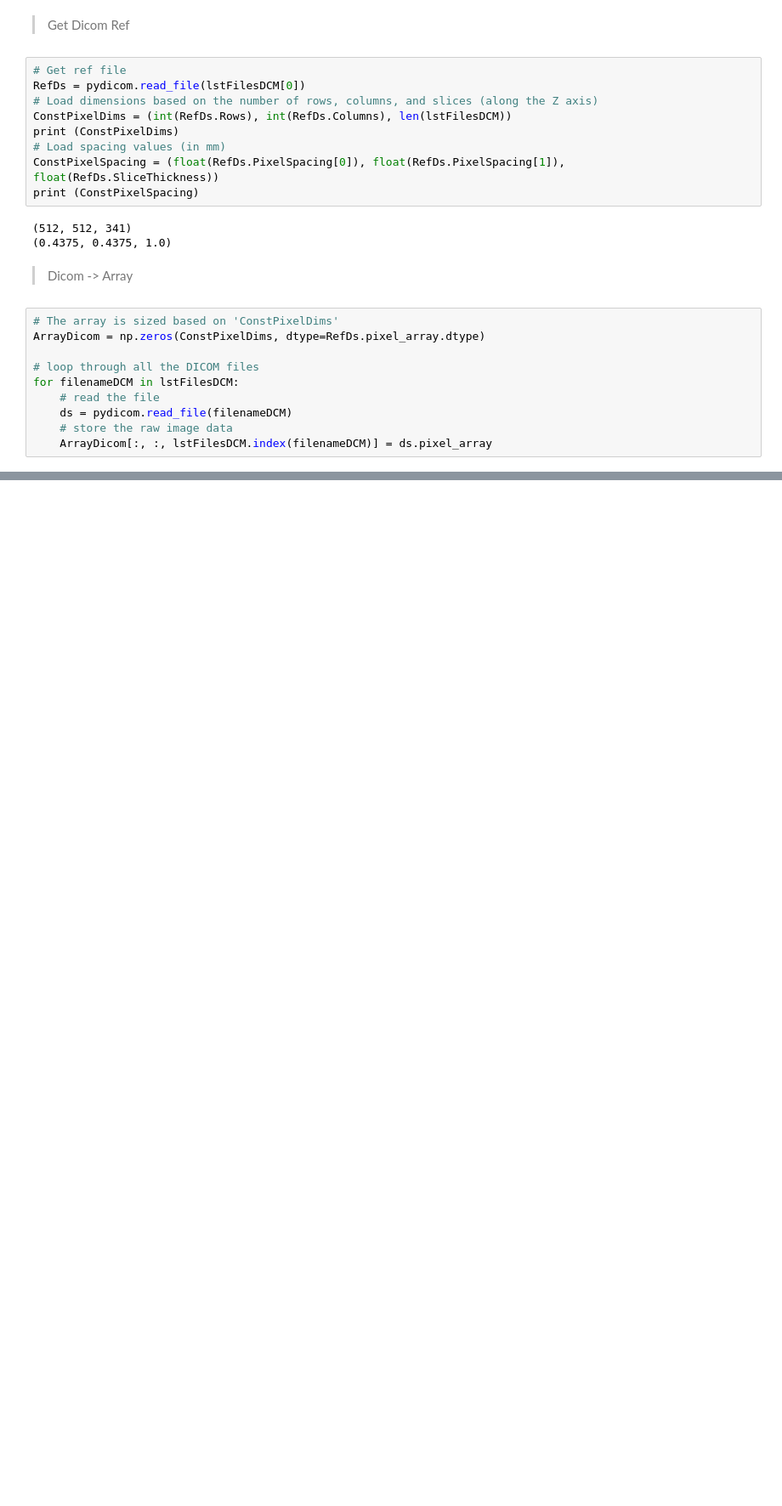
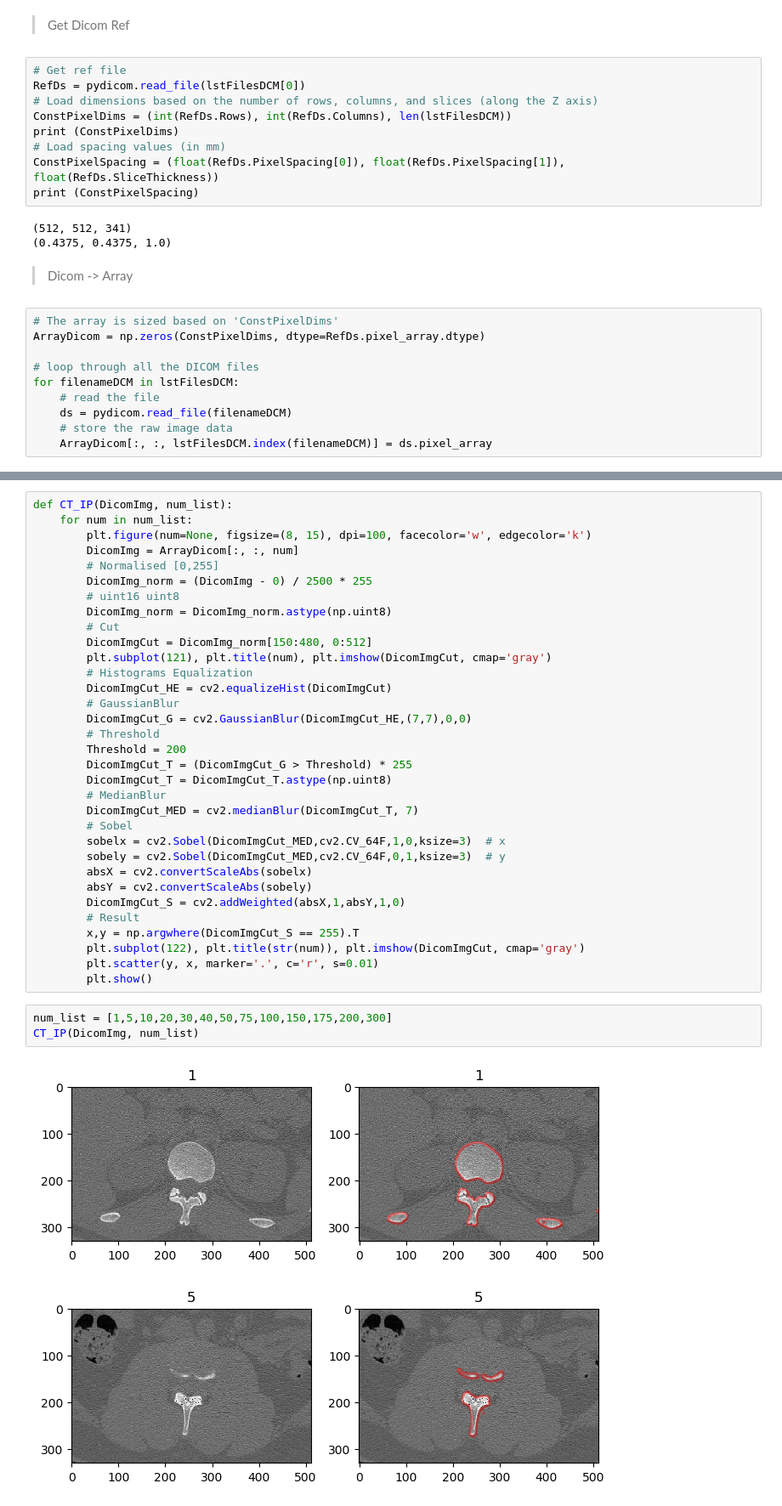
Before and after one commit to ianchen1015/MRCT, a Jupyter notebook: CT.ipynb, the cells around one changed output, grey strips where cells are left out. Shown at 85% size. Cells and saved outputs as stored; diff of their text form; blank space fills up the shorter version.

```diff
--- a/CT.ipynb
+++ b/CT.ipynb
@@ -133,0 +135,39 @@ plt.show()
+# %%
+def CT_IP(DicomImg, num_list):
+    for num in num_list:
+        plt.figure(num=None, figsize=(8, 15), dpi=100, facecolor='w', edgecolor='k')
+        DicomImg = ArrayDicom[:, :, num]
+        # Normalised [0,255]
+        DicomImg_norm = (DicomImg - 0) / 2500 * 255
+        # uint16 uint8
+        DicomImg_norm = DicomImg_norm.astype(np.uint8)
+        # Cut
+        DicomImgCut = DicomImg_norm[150:480, 0:512]
+        plt.subplot(121), plt.title(num), plt.imshow(DicomImgCut, cmap='gray')
+        # Histograms Equalization
+        DicomImgCut_HE = cv2.equalizeHist(DicomImgCut)
+        # GaussianBlur
+        DicomImgCut_G = cv2.GaussianBlur(DicomImgCut_HE,(7,7),0,0)
+        # Threshold
+        Threshold = 200
+        DicomImgCut_T = (DicomImgCut_G > Threshold) * 255
+        DicomImgCut_T = DicomImgCut_T.astype(np.uint8)
+        # MedianBlur
+        DicomImgCut_MED = cv2.medianBlur(DicomImgCut_T, 7)
+        # Sobel
+        sobelx = cv2.Sobel(DicomImgCut_MED,cv2.CV_64F,1,0,ksize=3)  # x
+        sobely = cv2.Sobel(DicomImgCut_MED,cv2.CV_64F,0,1,ksize=3)  # y
+        absX = cv2.convertScaleAbs(sobelx)
+        absY = cv2.convertScaleAbs(sobely)
+        DicomImgCut_S = cv2.addWeighted(absX,1,absY,1,0)
+        # Result
+        x,y = np.argwhere(DicomImgCut_S == 255).T
+        plt.subplot(122), plt.title(str(num)), plt.imshow(DicomImgCut, cmap='gray')
+        plt.scatter(y, x, marker='.', c='r', s=0.01)
+        plt.show()
+# %%
+num_list = [1,5,10,20,30,40,50,75,100,150,175,200,300]
+CT_IP(DicomImg, num_list)
+# %% [output]
+[figure, added]
+[figure, added]
```
Also changed, not shown: parts of 4 cells of this notebook.
